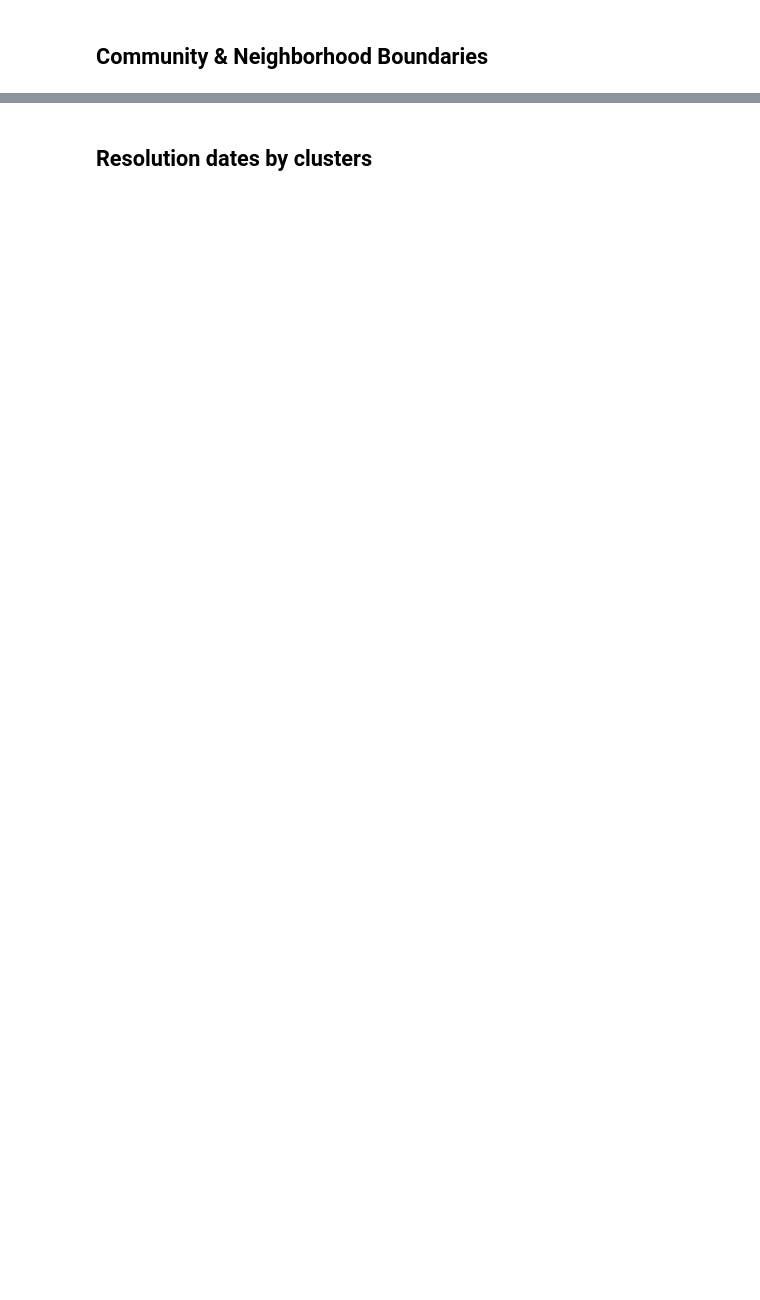
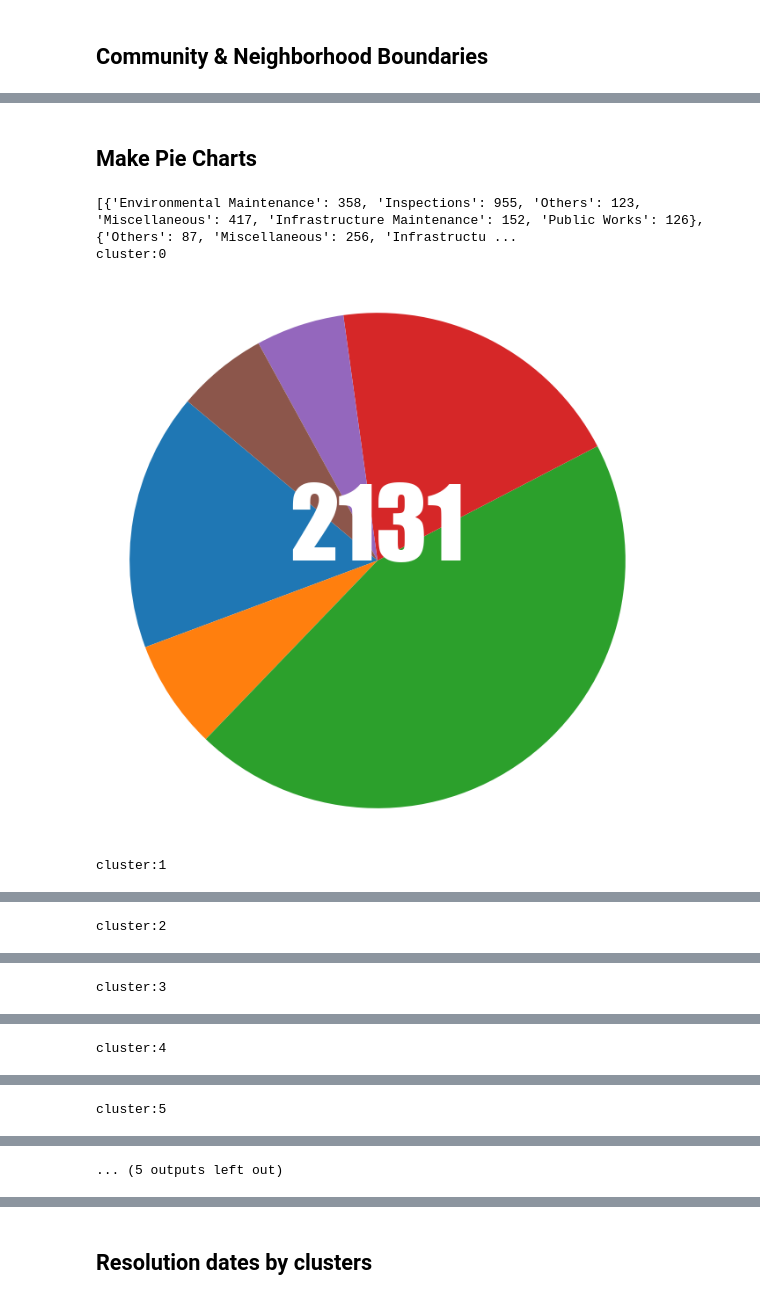
Before and after one commit to EddiePueb1/Open_311_Data_Analysis, a Jupyter notebook: data_analysis_311.ipynb, the cells around one changed output, grey strips where cells are left out. Saved outputs shown, nothing was run; the diff lists cells and outputs as text; code cells hidden in the pictures; blank space fills up the shorter version.

```diff
--- a/data_analysis_311.ipynb
+++ b/data_analysis_311.ipynb
@@ -1268,0 +1345,16 @@ gdf.plot()
+# %%
+d = 0
+for dictionary in list_of_dicts:
+    #Sort clusters by number of requests
+    dictionary = dict(sorted(dictionary.items(), key=lambda item: item[1]))
+
+    #Find most frequent request in each cluster
+    max_category = max(dictionary, key=dictionary.get)
+    print("\nCluster", d, ":\n")
+    print(" Most frequent service request in cluster:", max_category, "\n")
+
+    print(" Other Categories and how many times service was requested:")
+    for category, requests in dictionary.items():
+        print(f"     {category}: {requests}")
+
+    d += 1
@@ -1268,0 +1379,44 @@ gdf.plot()
+# %% [markdown]
+## Make Pie Charts
+# %%
+import io
+
+print(list_of_dicts)
+
+pie_charts_data = [dict(list_of_dicts[x].items()) for x in range(len(list_of_dicts))]
+
+pie_charts_data = [dict(sorted(d.items())) for d in pie_charts_data]
+
+i = 0
+for cluster in pie_charts_data:
+  labels = cluster.keys()
+  requests = cluster.values()
+
+  total = sum(requests)
+
+  plots = []
+  print(f"cluster:{i} ")
+  i += 1
+  plt.figure(figsize=(8, 8))  # optional, adjust the figure size
+  plt.pie(requests, startangle=140)
+  plt.axis('equal')  # Equal aspect ratio ensures that pie is drawn as a circle.
+  plt.text(0, 0, total, fontsize=80, ha='center', color='white', family='fantasy')
+  # plt.legend(labels, loc='center right', bbox_to_anchor=(2,0.5))
+  buff = io.StringIO()
+  plt.savefig(buff, format='SVG')
+  buff.seek(0)
+  svg = buff.read()
+  svg = svg.replace("\n", "")
+  plots.append(svg)
+  plt.show()
+  # plt.cla()
+  # ax.legend(loc='center right', fontsize='small', ncol=4, bbox_to_anchor=(1,0.5))
+
+
+print(plots)
+# fig = plt.figure(figsize=(0.5, 0.5))
+# %% [output]
+[{'Environmental Maintenance': 358, 'Inspections': 955, 'Others': 123, 'Miscellaneous': 417, 'Infrastructure Maintenance': 152, 'Public Works': 126}, {'Others': 87, 'Miscellaneous': 256, 'Infrastructu ...
+cluster:0
+[figure, added]
+cluster:1
@@ -1268,0 +1424 @@ gdf.plot()
+cluster:2
@@ -1268,0 +1426 @@ gdf.plot()
+cluster:3
@@ -1268,0 +1428 @@ gdf.plot()
+cluster:4
@@ -1268,0 +1430 @@ gdf.plot()
+cluster:5
@@ -1268,0 +1432 @@ gdf.plot()
+... (5 outputs left out)
```
Also changed, not shown: parts of 13 cells of this notebook.
